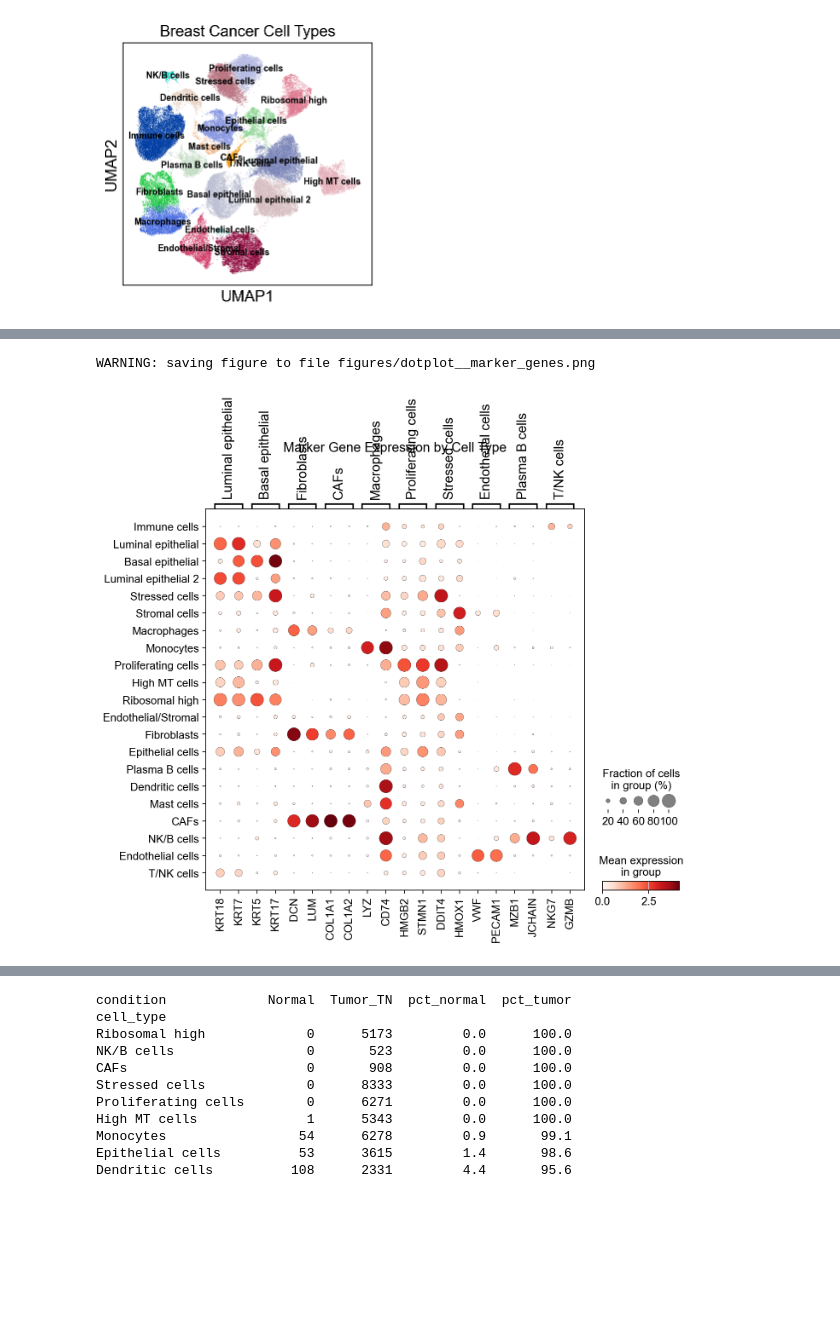
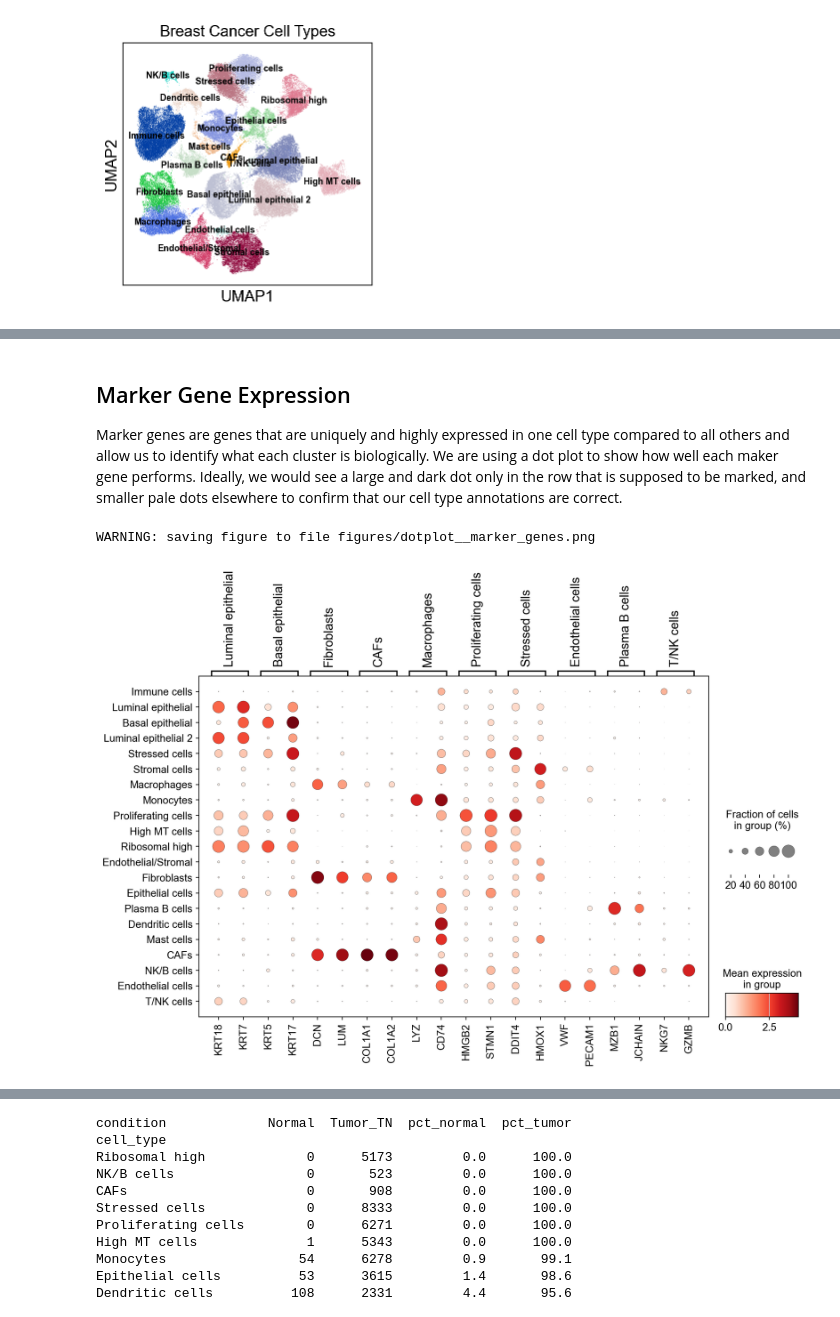
Before and after one commit to dsouzaka/breast-cancer-scrna-analysis, a Jupyter notebook: notebooks/02_analysis.ipynb, the cells around one changed output, grey strips where cells are left out. Drawn from its saved outputs; the diff is of its cells as text; code cells hidden in the pictures; blank space fills up the shorter version.

```diff
--- a/notebooks/02_analysis.ipynb
+++ b/notebooks/02_analysis.ipynb
@@ -93,21 +117,29 @@ WARNING: saving figure to file figures/umap_celltypes_condition.png
+# %% [markdown]
+## Marker Gene Expression
+Marker genes are genes that are uniquely and highly expressed in one cell type compared to all others and allow us to identify what each cluster is biologically. We are using a dot plot to show how well each maker gene performs. Ideally, we would see a large and dark dot only in the row that is supposed to be marked, and smaller pale dots elsewhere to confirm that our cell type annotations are correct.
 # %%
+# dictionary of known marker genes for each cell type, where each key is a cell type, and each value is a list of canonical marker genes
+# these were selected based on the top differentially expressed genes per cluster and validated against known cell type signatures in the literature
+# marker genes were selected from rank_gene_groups output in 01_data_processing.ipynb and validated against known cell type signatures (Wu et al. 2021)
 marker_genes = {
-    'Luminal epithelial': ['KRT18', 'KRT7'],
-    'Basal epithelial': ['KRT5', 'KRT17'],
-    'Fibroblasts': ['DCN', 'LUM'],
-    'CAFs': ['COL1A1', 'COL1A2'],
-    'Macrophages': ['LYZ', 'CD74'],
-    'Proliferating cells': ['HMGB2', 'STMN1'],
-    'Stressed cells': ['DDIT4', 'HMOX1'],
-    'Endothelial cells': ['VWF', 'PECAM1'],
-    'Plasma B cells': ['MZB1', 'JCHAIN'],
-    'T/NK cells': ['NKG7', 'GZMB']
+    'Luminal epithelial': ['KRT18', 'KRT7'], #keratin genes expressed in luminal breast cells
+    'Basal epithelial': ['KRT5', 'KRT17'], #keratins specific to basal/myoepithelial cells
+    'Fibroblasts': ['DCN', 'LUM'], #extracellular matrix proteins
+    'CAFs': ['COL1A1', 'COL1A2'], #collagen genes since cancer-associated fibroblasts produce excess collagen
+    'Macrophages': ['LYZ', 'CD74'], #lysozyme and MHC-II associated protein
+    'Proliferating cells': ['HMGB2', 'STMN1'], #cell division markers
+    'Stressed cells': ['DDIT4', 'HMOX1'], #stress response genes
+    'Endothelial cells': ['VWF', 'PECAM1'], #vascular markers
+    'Plasma B cells': ['MZB1', 'JCHAIN'], #antibody secretion markers
+    'T/NK cells': ['NKG7', 'GZMB'] #cytotoxic cell markers (granzyme B)
 }
 
+# dot plot: dot size = fraction of cells expressing the gene, color = mean expression
+# good annotation is a large dot only in the expected row
 sc.pl.dotplot(adata, marker_genes, groupby='cell_type',
               dendrogram=False,
-              title='Marker Gene Expression by Cell Type',
+              figsize=(12, 7),
               save='_marker_genes.png')
 # %% [output]
 WARNING: saving figure to file figures/dotplot__marker_genes.png
-[figure, old version]
+[figure, new version]
```
Also changed, not shown: parts of 28 cells of this notebook, 3 other files.
